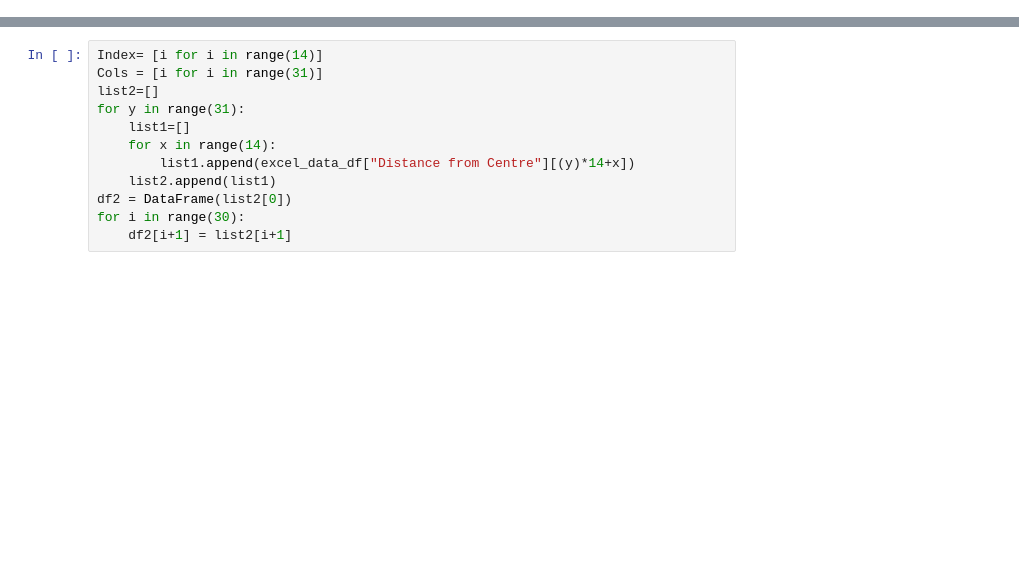
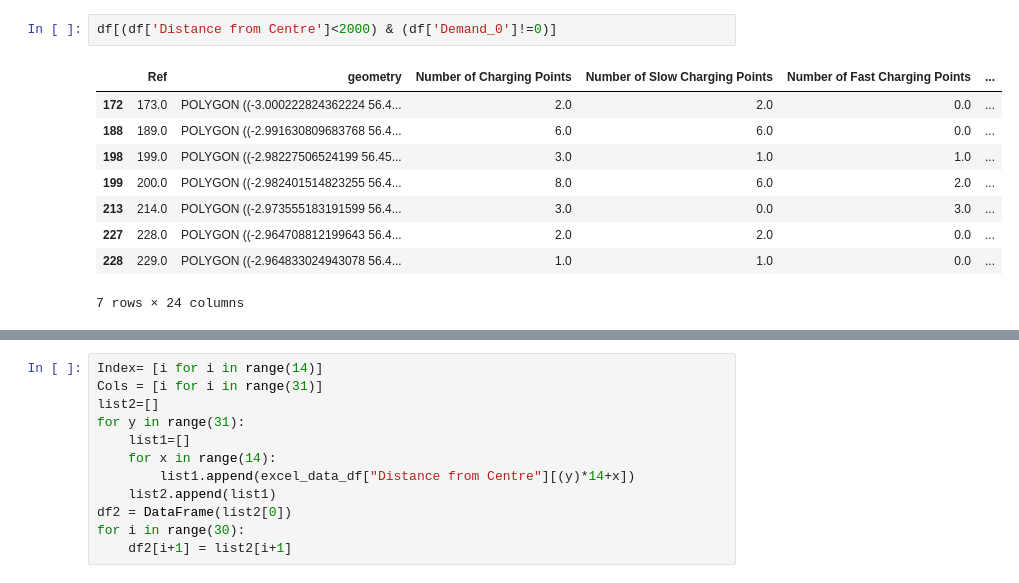
Before and after one commit to simocc/MMCS_project, a Jupyter notebook: preliminary_data_viz..ipynb, the cells around one changed output, grey strips where cells are left out. Drawn from its saved outputs; the diff is of its cells as text; blank space fills up the shorter version.

```diff
--- a/preliminary_data_viz..ipynb
+++ b/preliminary_data_viz..ipynb
@@ -17,3 +17,15 @@ excel_data_df
 | 434 | NaN | NaN | NaN | NaN | NaN | ... |
 | 435 | NaN | NaN | NaN | NaN | NaN | ... |
 436 rows × 24 columns
+# %%
+df[(df['Distance from Centre']<2000) & (df['Demand_0']!=0)]
+# %% [output]
+|  | Ref | geometry | Number of Charging Points | Number of Slow Charging Points | Number of Fast Charging Points | ... |
+| 172 | 173.0 | POLYGON ((-3.000222824362224 56.4... | 2.0 | 2.0 | 0.0 | ... |
+| 188 | 189.0 | POLYGON ((-2.991630809683768 56.4... | 6.0 | 6.0 | 0.0 | ... |
+| 198 | 199.0 | POLYGON ((-2.98227506524199 56.45... | 3.0 | 1.0 | 1.0 | ... |
+| 199 | 200.0 | POLYGON ((-2.982401514823255 56.4... | 8.0 | 6.0 | 2.0 | ... |
+| 213 | 214.0 | POLYGON ((-2.973555183191599 56.4... | 3.0 | 0.0 | 3.0 | ... |
+| 227 | 228.0 | POLYGON ((-2.964708812199643 56.4... | 2.0 | 2.0 | 0.0 | ... |
+| 228 | 229.0 | POLYGON ((-2.964833024943078 56.4... | 1.0 | 1.0 | 0.0 | ... |
+7 rows × 24 columns
```
Also changed, not shown: parts of 7 cells of this notebook, 6 other files.
